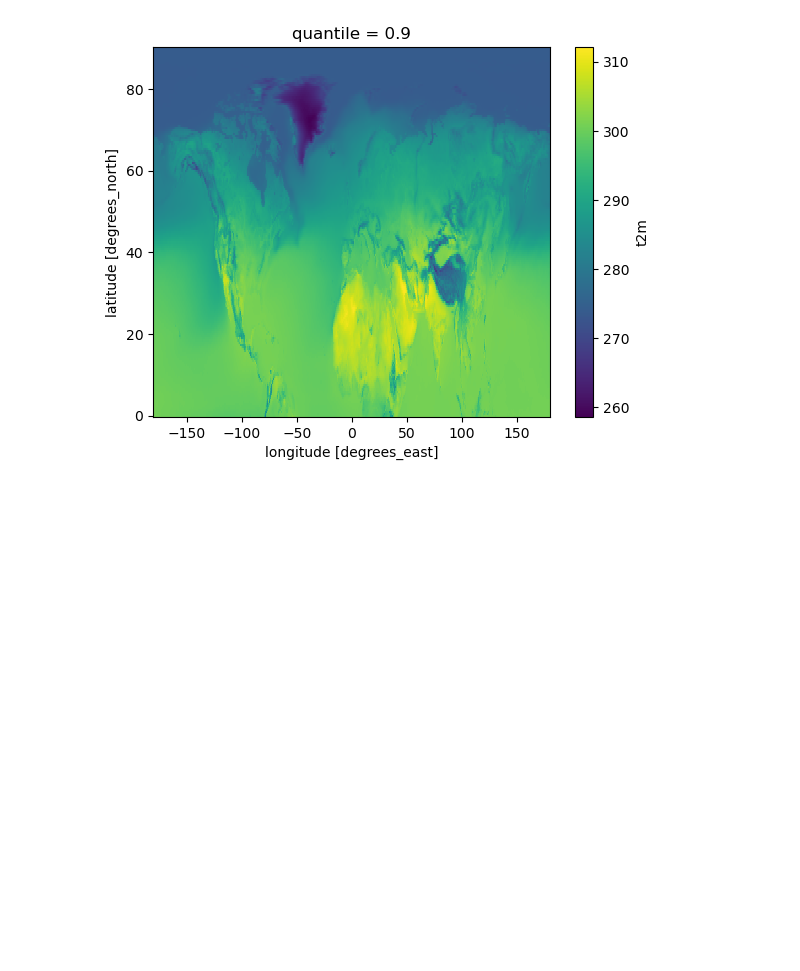
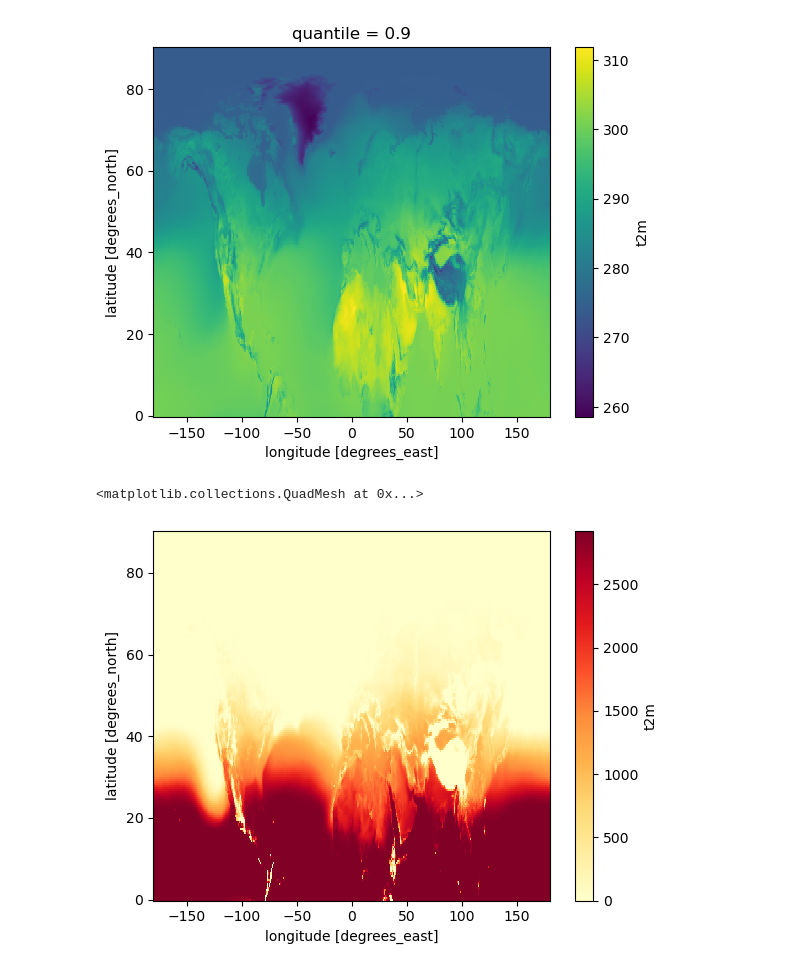
Before and after one commit to edgardotes/HW_contrack, a Jupyter notebook: HW_contrack.ipynb, the cells around one changed output. Drawn from its saved outputs; the diff is of its cells as text; code cells hidden in the pictures; blank space fills up the shorter version.

```diff
--- a/HW_contrack.ipynb
+++ b/HW_contrack.ipynb
@@ -257,3 +231,15 @@ q90.t2m.plot()
 # %% [output]
 <matplotlib.collections.QuadMesh at 0x...>
 [figure]
+# %%
+### Mask to count days above the 20 (tropical nights) --> This should be minimum temperature
+temp_mask = ((da-273.15) > 20).compute() # gives true and false values (which is our mask)
+#temp_mask.compute()
+# %%
+# Counting the days and plotting
+temp_mask.sum(dim=["time"]).plot(
+    cmap='YlOrRd'#, levels=np.arange(0, 200, 20)
+)  # Sum up True values and plot the result
+# %% [output]
+<matplotlib.collections.QuadMesh at 0x...>
+[figure, added]
```
Also changed, not shown: parts of 19 cells of this notebook.
